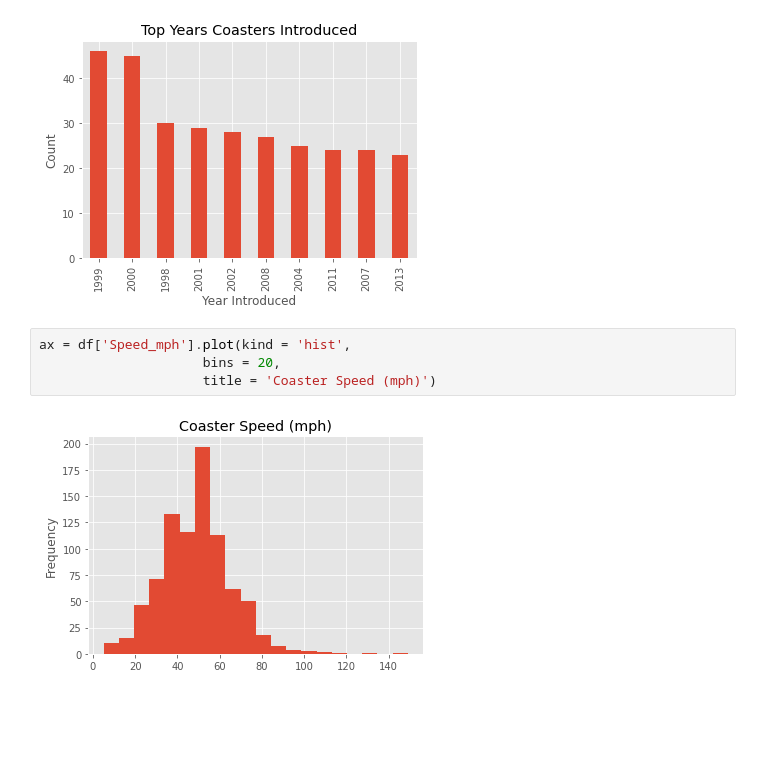
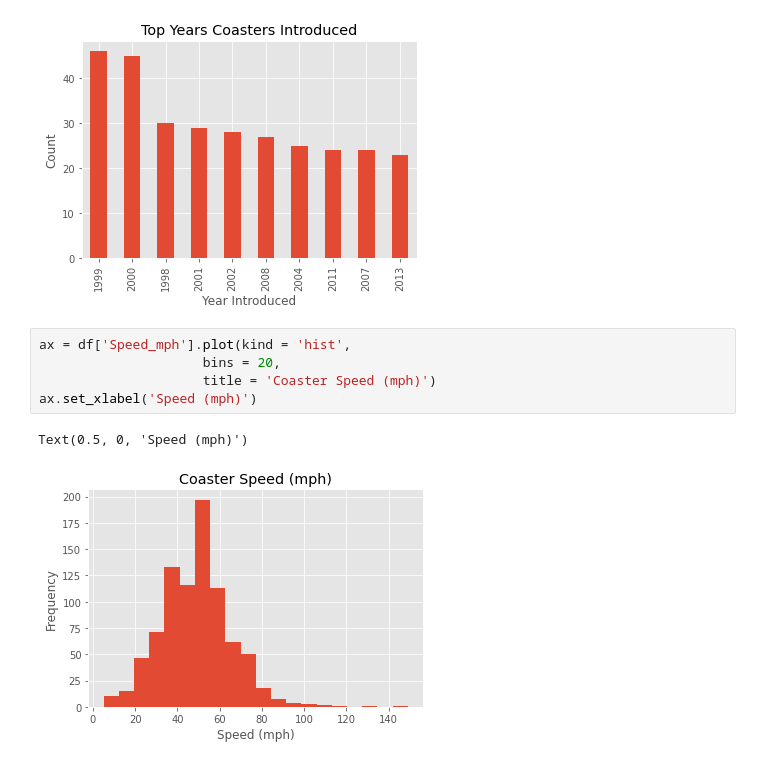
Before and after one commit to dilaraesmer/Exploratory_Data_Analysis_Project, a Jupyter notebook: Data_Analysis.ipynb, the cells around one changed output. Cells and saved outputs as stored; diff of their text form; blank space fills up the shorter version.

```diff
--- a/Data_Analysis.ipynb
+++ b/Data_Analysis.ipynb
@@ -329,6 +329,8 @@ Text(0, 0.5, 'Count')
 # %%
 ax = df['Speed_mph'].plot(kind = 'hist',
                      bins = 20,
                      title = 'Coaster Speed (mph)')
+ax.set_xlabel('Speed (mph)')
 # %% [output]
+Text(0.5, 0, 'Speed (mph)')
-[figure, old version]
+[figure, new version]
```
Also changed, not shown: parts of 3 cells of this notebook.
